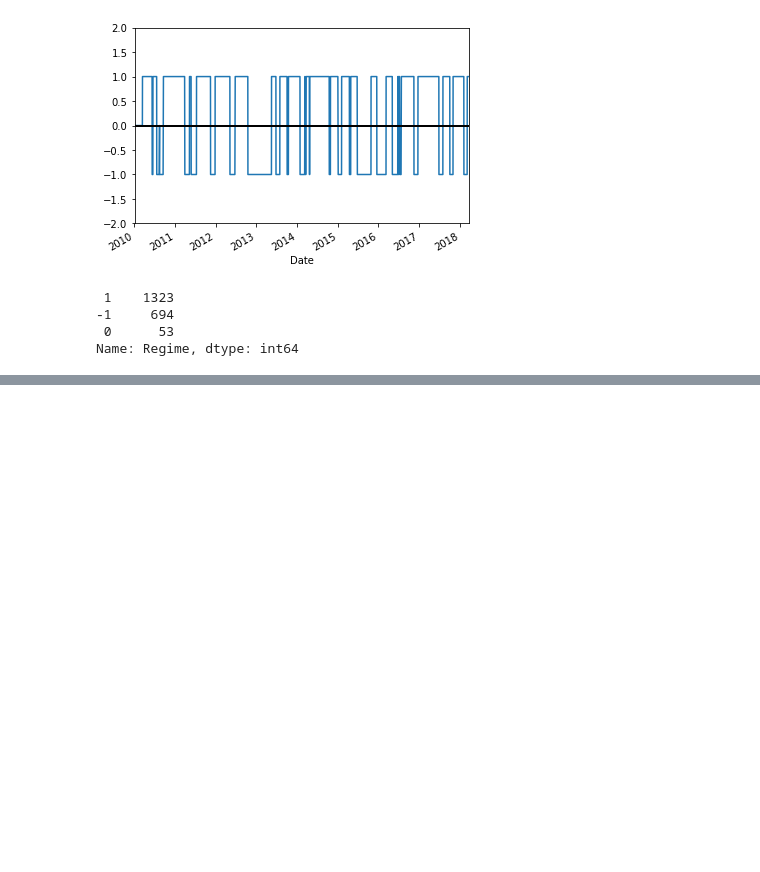
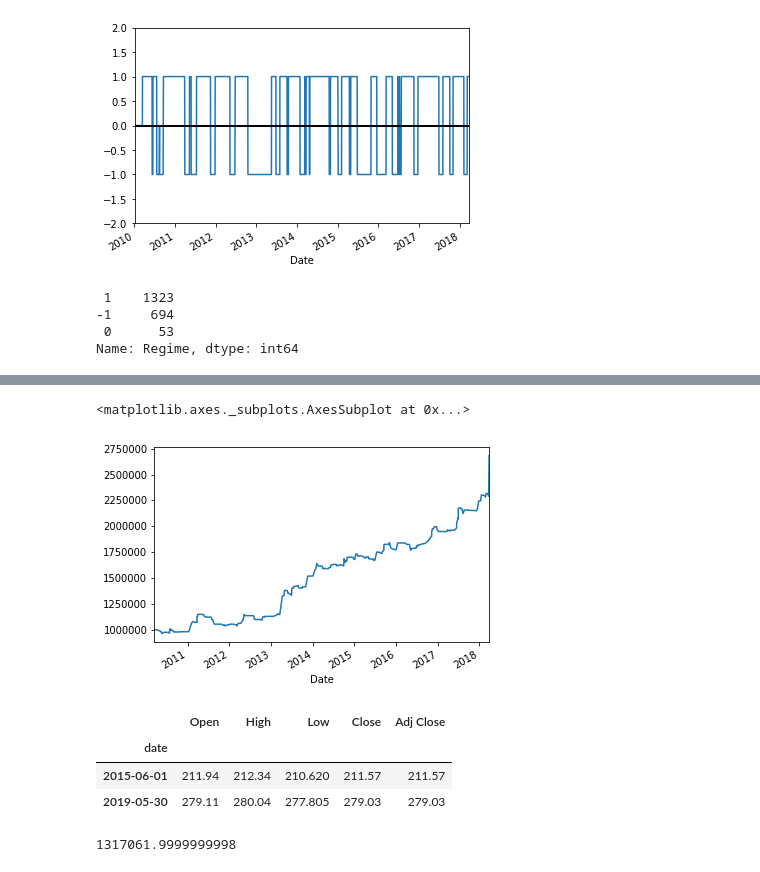
Before and after one commit to DerekLoveCC/Writings, a Jupyter notebook: Fintech_Wechat/Code/StockDataAnalysisWithPython/StockDataAnalysisWithPython.ipynb, the cells around one changed output, grey strips where cells are left out. Saved outputs shown, nothing was run; the diff lists cells and outputs as text; code cells hidden in the pictures; blank space fills up the shorter version.

```diff
--- a/Fintech_Wechat/Code/StockDataAnalysisWithPython/StockDataAnalysisWithPython.ipynb
+++ b/Fintech_Wechat/Code/StockDataAnalysisWithPython/StockDataAnalysisWithPython.ipynb
@@ -376,0 +479,13 @@ Name: Regime, dtype: int64
+# %%
+# Let's see the profitability of long trades
+apple_long_profits = pd.DataFrame({
+        "Price": apple_signals.loc[(apple_signals["Signal"] == "Buy") &
+                                  apple_signals["Regime"] == 1, "Price"],
+        "Profit": pd.Series(apple_signals["Price"] - apple_signals["Price"].shift(1)).loc[
+            apple_signals.loc[(apple_signals["Signal"].shift(1) == "Buy") & (apple_signals["Regime"].shift(1) == 1)].index
+        ].tolist(),
+        "End Date": apple_signals["Price"].loc[
+            apple_signals.loc[(apple_signals["Signal"].shift(1) == "Buy") & (apple_signals["Regime"].shift(1) == 1)].index
+        ].index
+    })
+apple_long_profits
@@ -376,0 +511,6 @@ Name: Regime, dtype: int64
+# %%
+# We need to get the low of the price during each trade.
+tradeperiods = pd.DataFrame({"Start": apple_long_profits.index,
+                            "End": apple_long_profits["End Date"]})
+apple_long_profits["Low"] = tradeperiods.apply(lambda x: min(apple.loc[x["Start"]:x["End"], "Adj. Low"]), axis = 1)
+apple_long_profits
@@ -376,0 +730,15 @@ Name: Regime, dtype: int64
+# %%
+signals = ma_crossover_orders([("AAPL", apple),
+                              ("MSFT",  microsoft),
+                              ("GOOG",  google),
+                              ("FB",    facebook),
+                              ("TWTR",  twitter),
+                              ("NFLX",  netflix),
+                              ("AMZN",  amazon),
+                              ("YHOO",  yahoo),
+                              ("GE",    ge),
+                              ("QCOM",  qualcomm),
+                              ("IBM",   ibm),
+                              ("HPQ",   hp)],
+                            fast = 20, slow = 50)
+signals
@@ -376,0 +769,3 @@ Name: Regime, dtype: int64
+# %%
+bk = backtest(signals, 1000000)
+bk
@@ -376,0 +792,21 @@ Name: Regime, dtype: int64
+# %%
+bk["Portfolio Value"].groupby(level = 0).apply(lambda x: x[-1]).plot()
+# %% [output]
+<matplotlib.axes._subplots.AxesSubplot at 0x...>
+[figure, added]
+# %%
+#spyder = web.DataReader("SPY", "yahoo", start, end)
+spyder = spyderdat.loc[start:end]
+spyder.iloc[[0,-1],:]
+# %% [output]
+|  | Open | High | Low | Close | Adj Close |
+| date |  |  |  |  |  |
+| 2015-06-01 | 211.94 | 212.34 | 210.620 | 211.57 | 211.57 |
+| 2019-05-30 | 279.11 | 280.04 | 277.805 | 279.03 | 279.03 |
+# %%
+batches = 1000000 // np.ceil(100 * spyder.loc[:,"Adj Close"].iloc[0]) # Maximum number of batches of stocks invested in
+trade_val = batches * batch * spyder.loc[:,"Adj Close"].iloc[0] # How much money is used to buy SPY
+final_val = batches * batch * spyder.loc[:,"Adj Close"].iloc[-1] + (1000000 - trade_val) # Final value of the portfolio
+final_val
+# %% [output]
+1317061.9999999998
```
Also changed, not shown: parts of 14 cells of this notebook, 8 other files.
